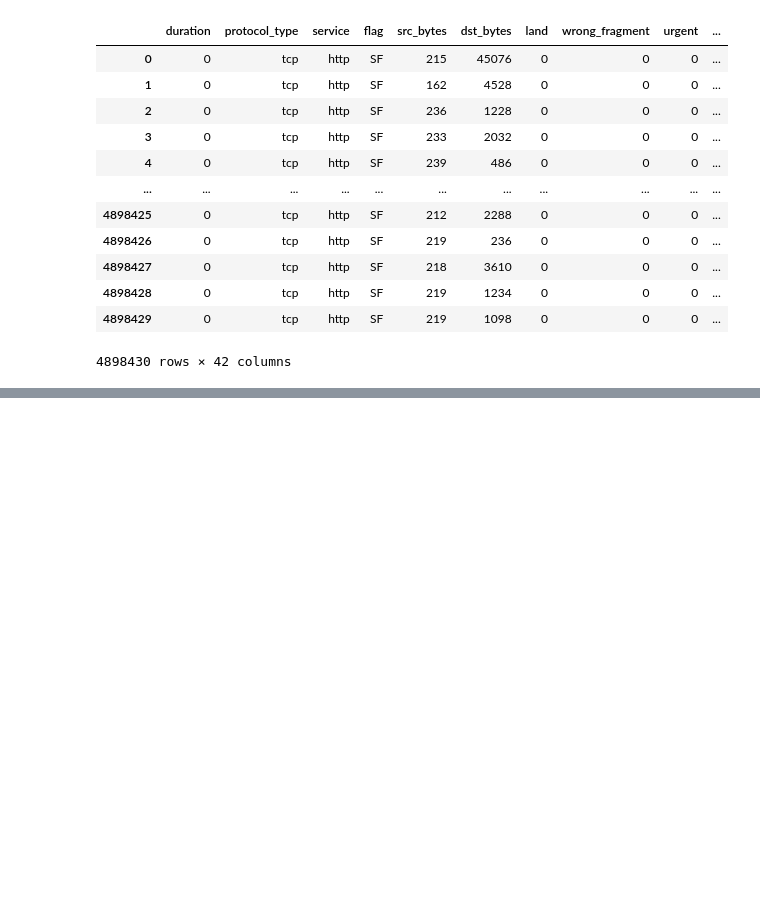
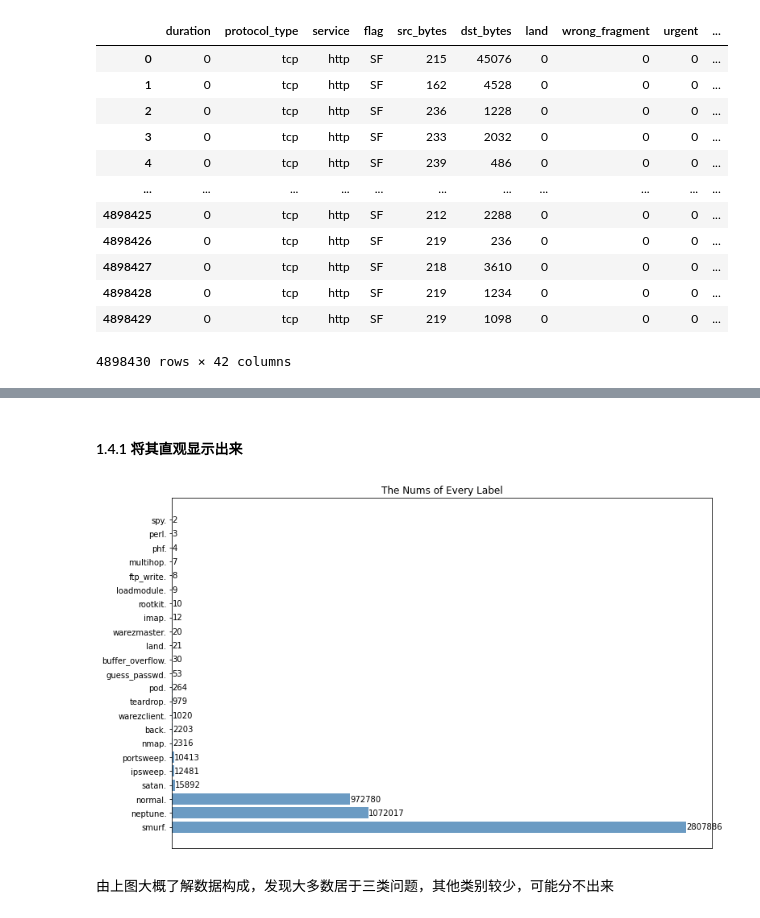
Before and after one commit to Xiaomut/RAS_TCP-Predict, a Jupyter notebook: exp2.ipynb, the cells around one changed output, grey strips where cells are left out. Cells and saved outputs as stored; diff of their text form; code cells hidden in the pictures; blank space fills up the shorter version.

```diff
--- a/exp2.ipynb
+++ b/exp2.ipynb
@@ -24,7 +35,9 @@ datas = pd.read_csv(file, sep=',', header=None, error_bad_lines=False)
 # %% [output]
 b'Skipping line 4817100: expected 42 fields, saw 56\n'
 # %%
-columns = ['duration', ' protocol_type', ' service', ' flag', ' src_bytes', ' dst_bytes', ' land', ' wrong_fragment', ' urgent', ' hot', ' num_failed_logins', ' logged_in', ' num_compromised', ' root_shell', ' su_attempted', ' num_root', ' num_file_creations', ' num_shells', ' num_access_files', ' num_outbound_cmds', ' is_hot_login', ' is_guest_login', ' count', ' srv_count', ' serror_rate', ' srv_serror_rate', ' rerror_rate', ' srv_rerror_rate', ' same_srv_rate', ' diff_srv_rate', ' srv_diff_host_rate', ' dst_host_count', ' dst_host_srv_count', ' dst_host_same_srv_rate', ' dst_host_diff_srv_rate', ' dst_host_same_src_port_rate', ' dst_host_srv_diff_host_rate', ' dst_host_serror_rate', ' dst_host_srv_serror_rate', ' dst_host_rerror_rate', ' dst_host_srv_rerror_rate', 'labels']
+temp_columns = 'duration, protocol_type, service, flag, src_bytes, dst_bytes, land, wrong_fragment, urgent, hot, num_failed_logins, logged_in, num_compromised, root_shell, su_attempted, num_root, num_file_creations, num_shells, num_access_files, num_outbound_cmds, is_hot_login, is_guest_login, count, srv_count, serror_rate, srv_serror_rate, rerror_rate, srv_rerror_rate, same_srv_rate, diff_srv_rate, srv_diff_host_rate, dst_host_count, dst_host_srv_count, dst_host_same_srv_rate, dst_host_diff_srv_rate, dst_host_same_src_port_rate, dst_host_srv_diff_host_rate, dst_host_serror_rate, dst_host_srv_serror_rate, dst_host_rerror_rate, dst_host_srv_rerror_rate '
+columns = [i.strip() for i in temp_columns.split(',')] + ['labels']
+# columns = ['duration', ' protocol_type', ' service', ' flag', ' src_bytes', ' dst_bytes', ' land', ' wrong_fragment', ' urgent', ' hot', ' num_failed_logins', ' logged_in', ' num_compromised', ' root_shell', ' su_attempted', ' num_root', ' num_file_creations', ' num_shells', ' num_access_files', ' num_outbound_cmds', ' is_hot_login', ' is_guest_login', ' count', ' srv_count', ' serror_rate', ' srv_serror_rate', ' rerror_rate', ' srv_rerror_rate', ' same_srv_rate', ' diff_srv_rate', ' srv_diff_host_rate', ' dst_host_count', ' dst_host_srv_count', ' dst_host_same_srv_rate', ' dst_host_diff_srv_rate', ' dst_host_same_src_port_rate', ' dst_host_srv_diff_host_rate', ' dst_host_serror_rate', ' dst_host_srv_serror_rate', ' dst_host_rerror_rate', ' dst_host_srv_rerror_rate', 'labels']
 datas.columns = columns
 datas
 # %% [output]
@@ -58,0 +102,3 @@ print(len(b))
+# %%
+temp_labels = 'back.,buffer_overflow.,ftp_write.,guess_passwd.,imap.,ipsweep.,land.,loadmodule.,multihop.,neptune.,nmap.,normal.,perl.,phf.,pod.,portsweep.,rootkit.,satan.,smurf.,spy.,teardrop.,warezclient.,warezmaster.'
+labels = temp_labels.split(',')
@@ -58,0 +109,3 @@ print(len(b))
+# %%
+labels_nums = datas['labels'].value_counts()
+labels_nums
@@ -58,0 +130,22 @@ print(len(b))
+# %% [markdown]
+#### 1.4.1 将其直观显示出来
+# %%
+n = len(labels)
+X = np.arange(n)
+Y = labels_nums.values.tolist()
+
+plt.figure(figsize=(12,8))
+plt.barh(range(n), Y, align = 'center',color='steelblue', alpha = 0.8)
+
+plt.title('The Nums of Every Label')
+plt.yticks(range(n),labels_nums.index.tolist())
+plt.xticks([])
+
+for x,y in enumerate(Y):
+    plt.text(y+100, x,'%s' %y, va='center')
+
+plt.show()
+# %% [output]
+[figure, added]
+# %% [markdown]
+由上图大概了解数据构成，发现大多数居于三类问题，其他类别较少，可能分不出来
```
Also changed, not shown: parts of 55 cells of this notebook.
